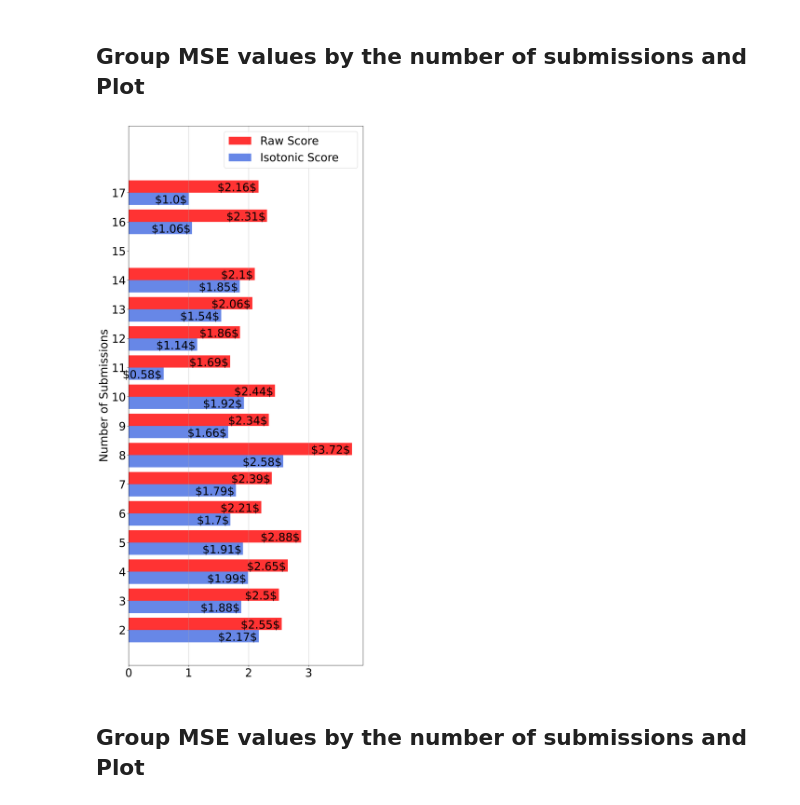
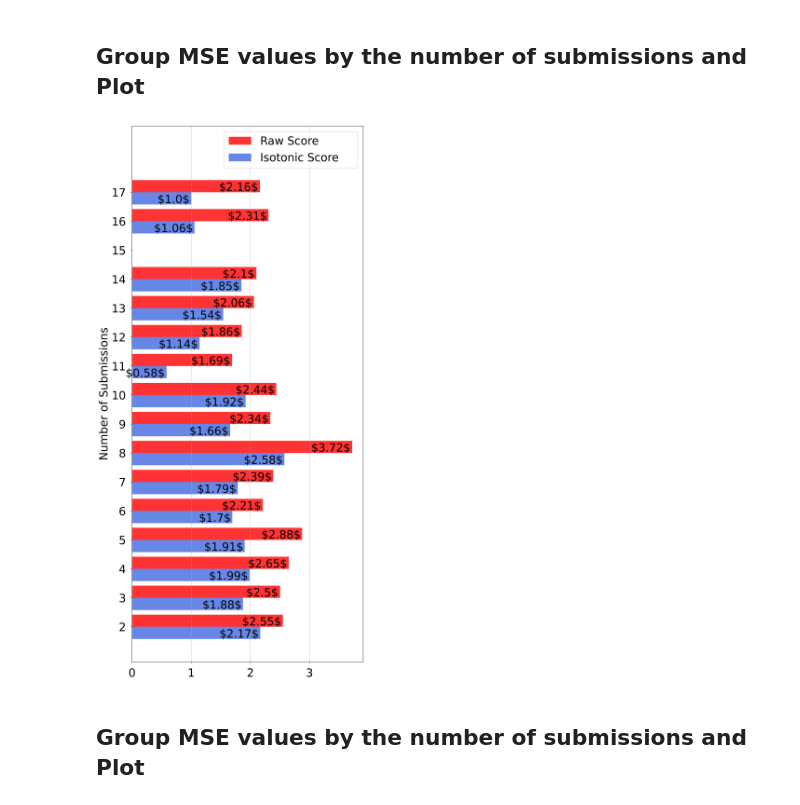
Before and after one commit to BuxinSu/ICML_2023_Ranking, a Jupyter notebook: Notebooks/Random_Proxy.ipynb, the cells around one changed output. Cells and saved outputs as stored; diff of their text form; code cells hidden in the pictures.

```diff
--- a/Notebooks/Random_Proxy.ipynb
+++ b/Notebooks/Random_Proxy.ipynb
@@ -36,7 +36,7 @@ plt.rcParams['figure.dpi'] = 300  # dots per inch
 # **For each submission, output score (a randomly selected review score) and proxy (average of remaining scores)**
 # %%
 # Load CSV file into a pandas DataFrame
-df = pd.read_csv(r'/content/drive/MyDrive/Research/Ranking_ICML/proxy_score.csv')
+df = pd.read_csv(r'/content/drive/MyDrive/Research/ICML_2023_Result/proxy_score.csv')
 df = df.dropna(subset=['rating_0312'])
 
 authors = df['author_idx'].unique()
@@ -173,7 +173,7 @@ def arbitrary(graph, m, n, randomize=False):
 # %% [markdown]
 ## Load CSV file into a pandas DataFrame
 # %%
-df = pd.read_csv(r'/content/drive/MyDrive/Research/Ranking_ICML/proxy_score.csv')
+df = pd.read_csv(r'/content/drive/MyDrive/Research/ICML_2023_Result/proxy_score.csv')
 df = df.dropna(subset=['rating_0312'])
 df = df.drop_duplicates(['submission_idx', 'author_idx'])
 
@@ -381,35 +381,37 @@ bars_1 = ax.barh(bar_positions_2, old_mse_list, bar_width, alpha = 0.8, color =
 bars_2 = ax.barh(bar_positions_1, new_mse_list, bar_width, alpha = 0.8, color = 'royalblue', label='Isotonic Score    ')
 
 # Add labels to the bars
 for bar in bars_1 + bars_2:
     width = round(bar.get_width(),2)
     if 0.6 > width > 0:
         ax.annotate(f'\${width}\$', xy=(width, bar.get_y() + bar.get_height() / 2),
                     xytext=(-4, -4),  # Adjust this value to move the text left or right
                     textcoords='offset points',
                     ha='right', va='center')
     if width > 0.6:
         ax.annotate(f'\${width}\$', xy=(width, bar.get_y() + bar.get_height() / 2),
                     xytext=(-4, -4),  # Adjust this value to move the text left or right
                     textcoords='offset points',
                     ha='right', va='center')
 
 # Set labels, title, and legend
 plt.grid(axis='x', alpha=0.75)
 # ax.set_xlabel('(f) Mean Absolute Error')
 ax.set_ylabel('Number of Submissions')
 # ax.set_title('Multi-owner')
 ax.set_ylim(-1,17.5)
 ax.set_yticks(bar_positions_1 + total_bar_width / 4)
 ax.set_yticklabels(submissions)
 ax.legend(loc='upper right')
+ax.tick_params(axis='x', pad=12)
+ax.tick_params(axis='y', pad=12)
 
-plt.savefig("/content/drive/MyDrive/Research/Ranking_ICML/Figures/random_teaser_no_submission_L2.svg", bbox_inches='tight')
+plt.savefig("/content/drive/MyDrive/Research/ICML_2023_Result/Figures/random_teaser_no_submission_L2.svg", bbox_inches='tight')
 # Show the plot
 plt.tight_layout()
 plt.show()
 # %% [output]
-[figure, old version]
+[figure, new version]
 # %% [markdown]
 ## Group MSE values by the number of submissions and Plot
 # %%
```
Also changed, not shown: parts of 1 cell of this notebook.
